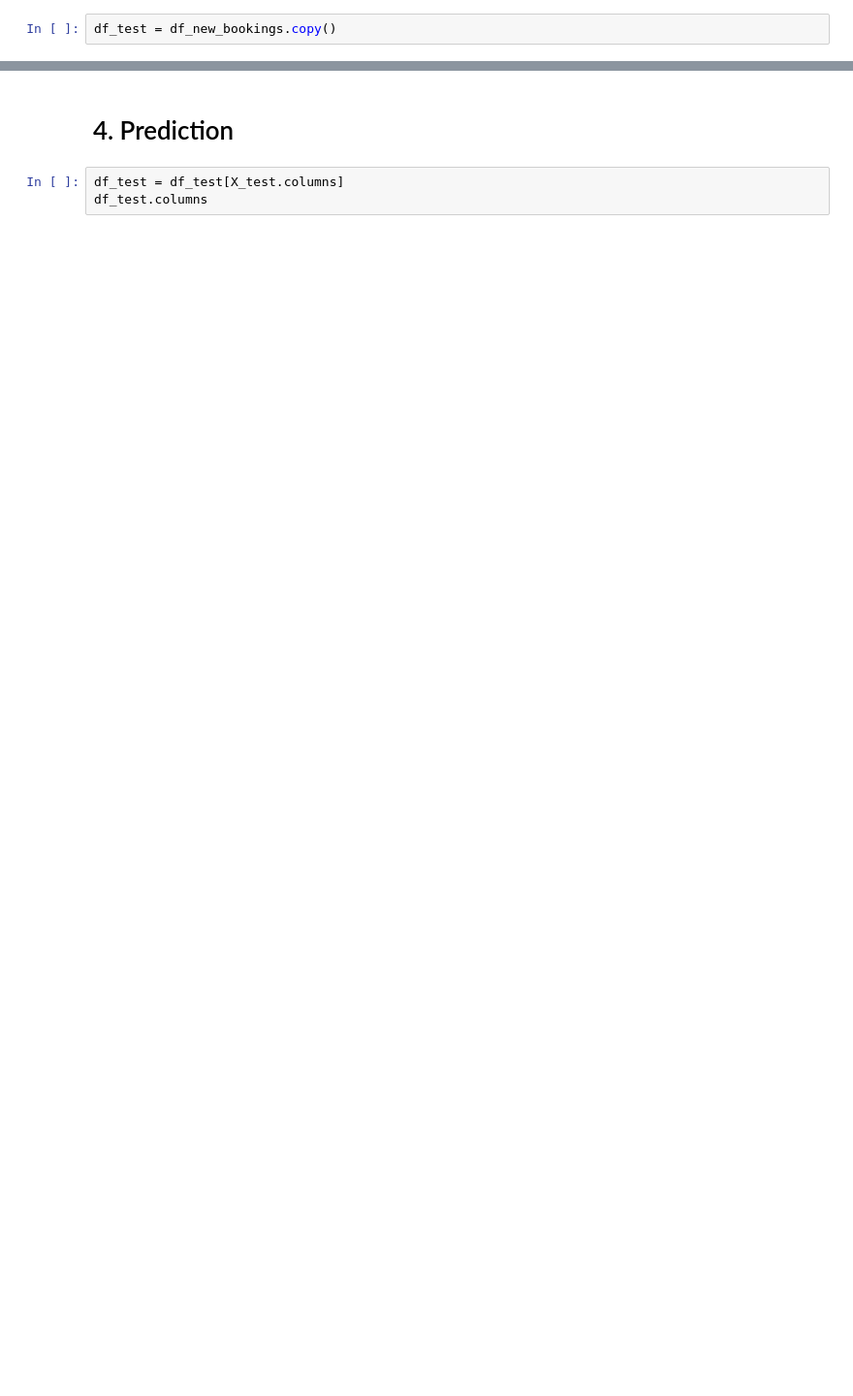
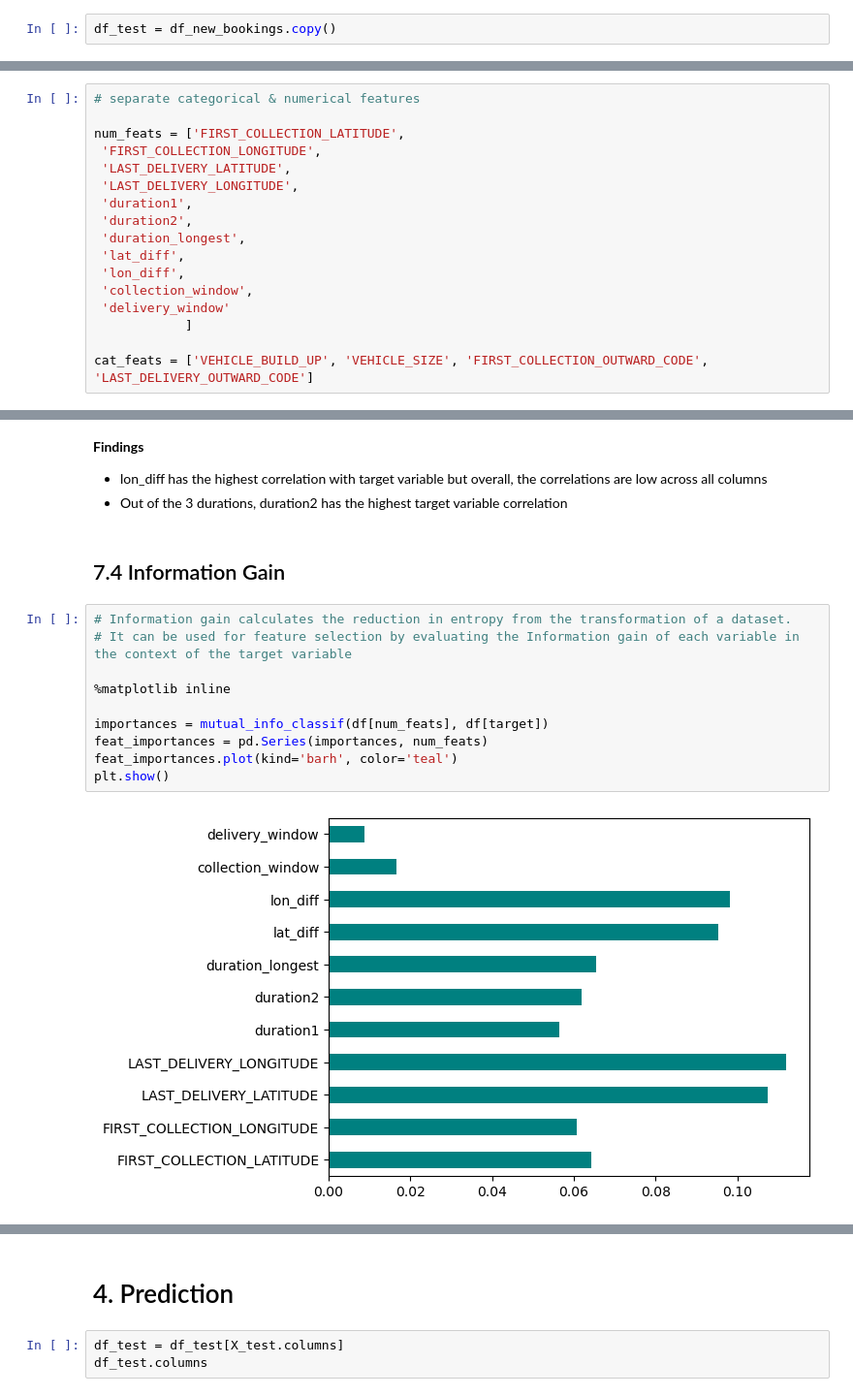
Before and after one commit to tmathusin/DigiHaul, a Jupyter notebook: Predictive_Model.ipynb, the cells around one changed output, grey strips where cells are left out. Shown at 97% size. Drawn from its saved outputs; the diff is of its cells as text; blank space fills up the shorter version.

```diff
--- a/Predictive_Model.ipynb
+++ b/Predictive_Model.ipynb
@@ -167,0 +217,17 @@ predictors
+# %%
+# separate categorical & numerical features
+
+num_feats = ['FIRST_COLLECTION_LATITUDE',
+ 'FIRST_COLLECTION_LONGITUDE',
+ 'LAST_DELIVERY_LATITUDE',
+ 'LAST_DELIVERY_LONGITUDE',
+ 'duration1',
+ 'duration2',
+ 'duration_longest',
+ 'lat_diff',
+ 'lon_diff',
+ 'collection_window',
+ 'delivery_window'
+            ]
+
+cat_feats = ['VEHICLE_BUILD_UP', 'VEHICLE_SIZE', 'FIRST_COLLECTION_OUTWARD_CODE', 'LAST_DELIVERY_OUTWARD_CODE']
@@ -167,0 +312,19 @@ predictors
+# %% [markdown]
+__Findings__
+
+* lon_diff has the highest correlation with target variable but overall, the correlations are low across all columns
+* Out of the 3 durations, duration2 has the highest target variable correlation
+# %% [markdown]
+## 7.4 Information Gain
+# %%
+# Information gain calculates the reduction in entropy from the transformation of a dataset.
+# It can be used for feature selection by evaluating the Information gain of each variable in the context of the target variable
+
+%matplotlib inline
+
+importances = mutual_info_classif(df[num_feats], df[target])
+feat_importances = pd.Series(importances, num_feats)
+feat_importances.plot(kind='barh', color='teal')
+plt.show()
+# %% [output]
+[figure, added]
```
Also changed, not shown: parts of 50 cells of this notebook, 5 other files.
